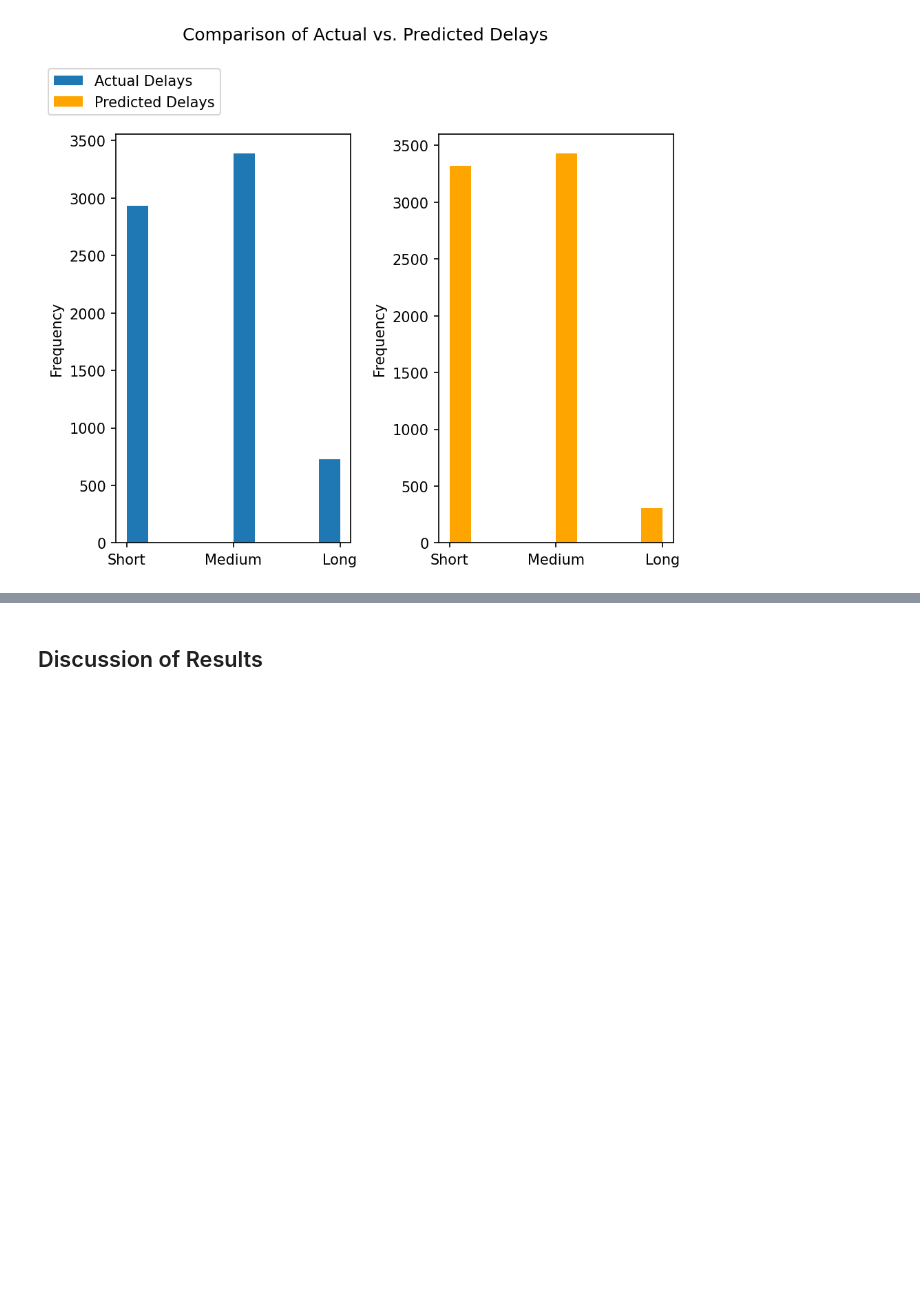
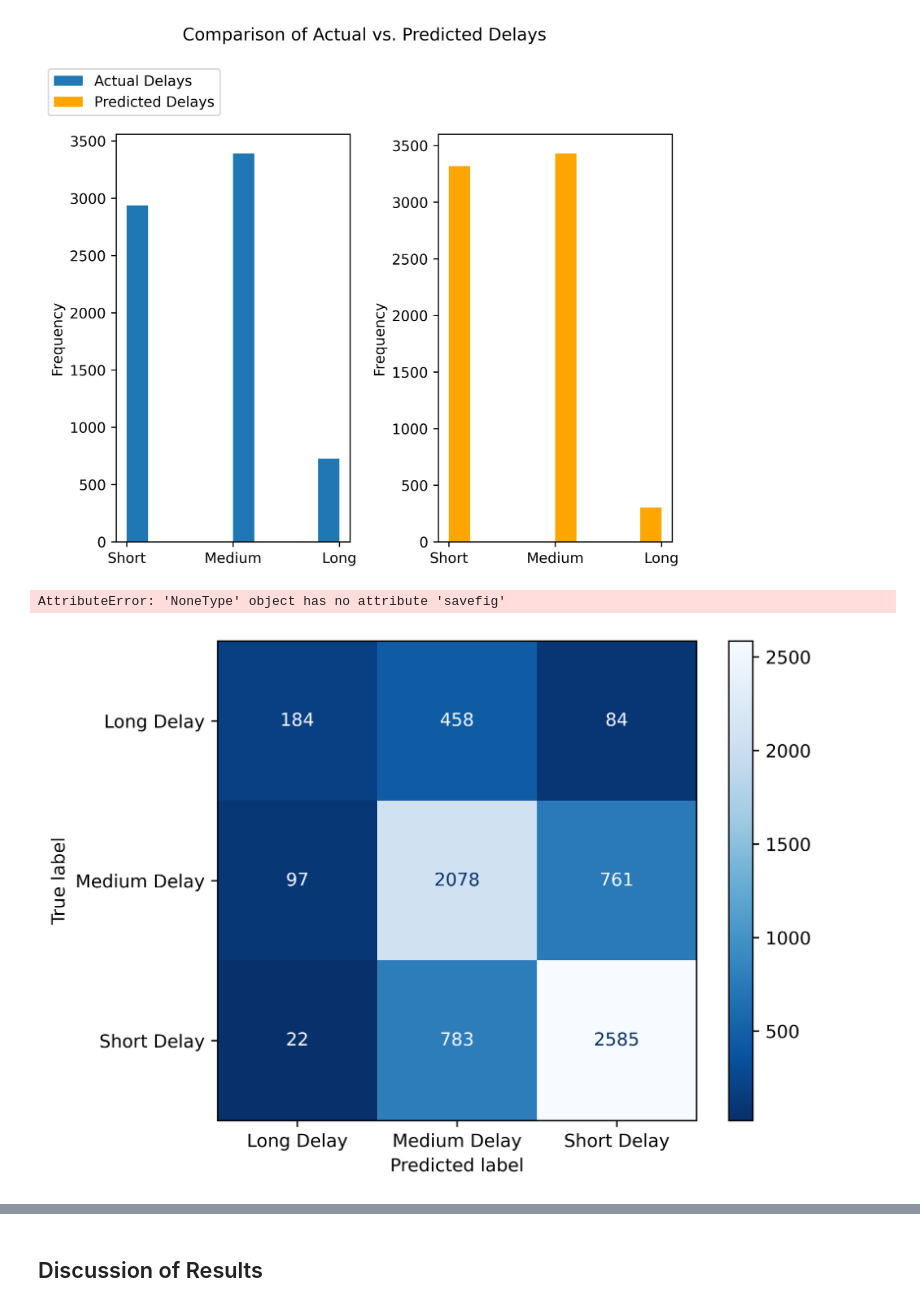
Before and after one commit to diwanashita/DSCI542-group-presentation-slides, a Jupyter notebook: notebooks/analysis.ipynb, the cells around one changed output, grey strips where cells are left out. Saved outputs shown, nothing was run; the diff lists cells and outputs as text; code cells hidden in the pictures; blank space fills up the shorter version.

```diff
--- a/notebooks/analysis.ipynb
+++ b/notebooks/analysis.ipynb
@@ -565,3 +569,5 @@ plt.tight_layout()
 plt.show()
 # %% [output]
 [figure]
+# %%
+y1=y_test.to_list()
@@ -567,0 +576,7 @@ plt.show()
+# %%
+fig1=ConfusionMatrixDisplay.from_predictions(y1,predictions,
+                              cmap='Blues_r').figure_.set_dpi(800).savefig("ConfusionMat.png",transparent=True)
+fig1.savefig("ConfusionMat.png",transparent=True)
+# %% [output]
+AttributeError: 'NoneType' object has no attribute 'savefig'
+[figure, added]
```
Also changed, not shown: parts of 12 cells of this notebook, 25 other files.
